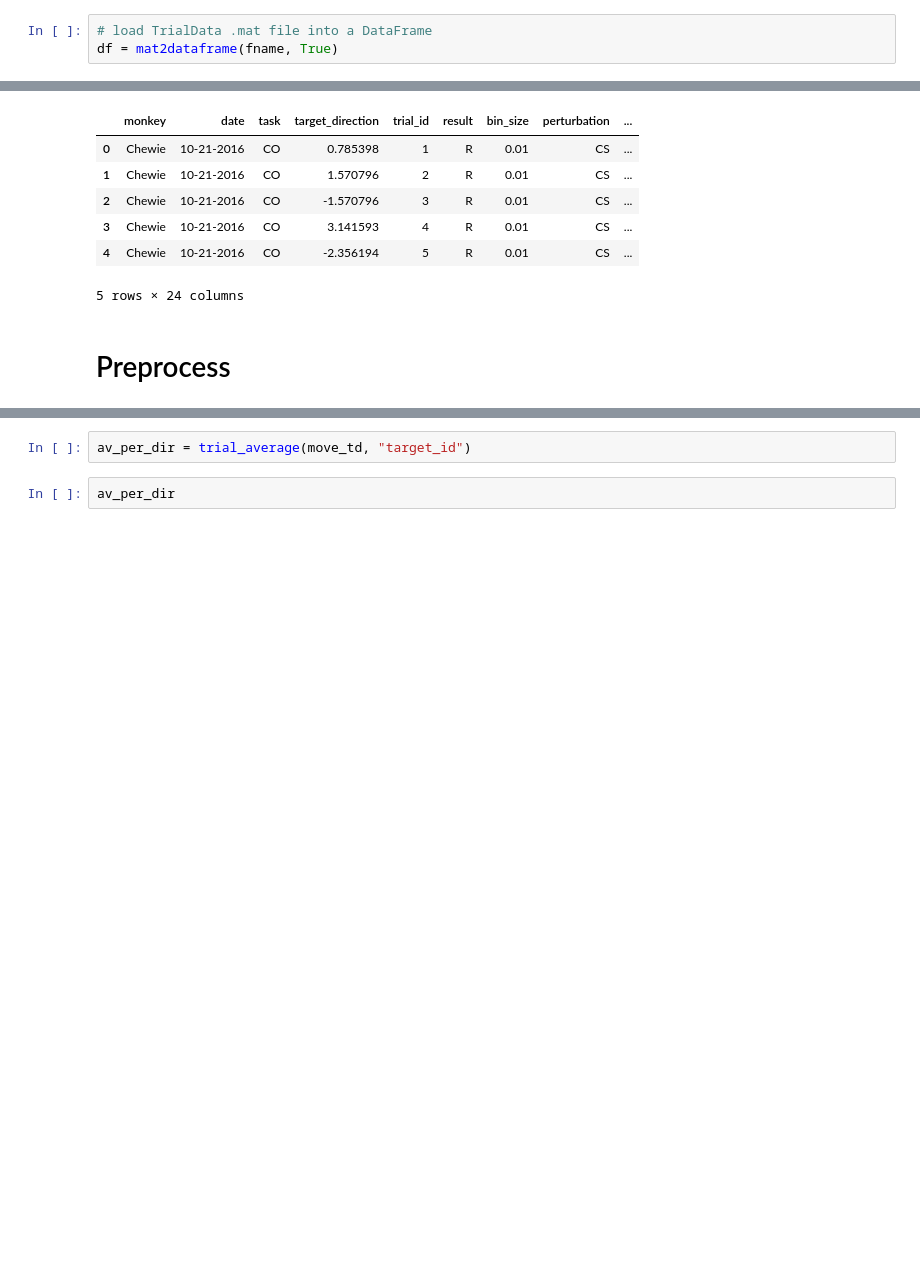
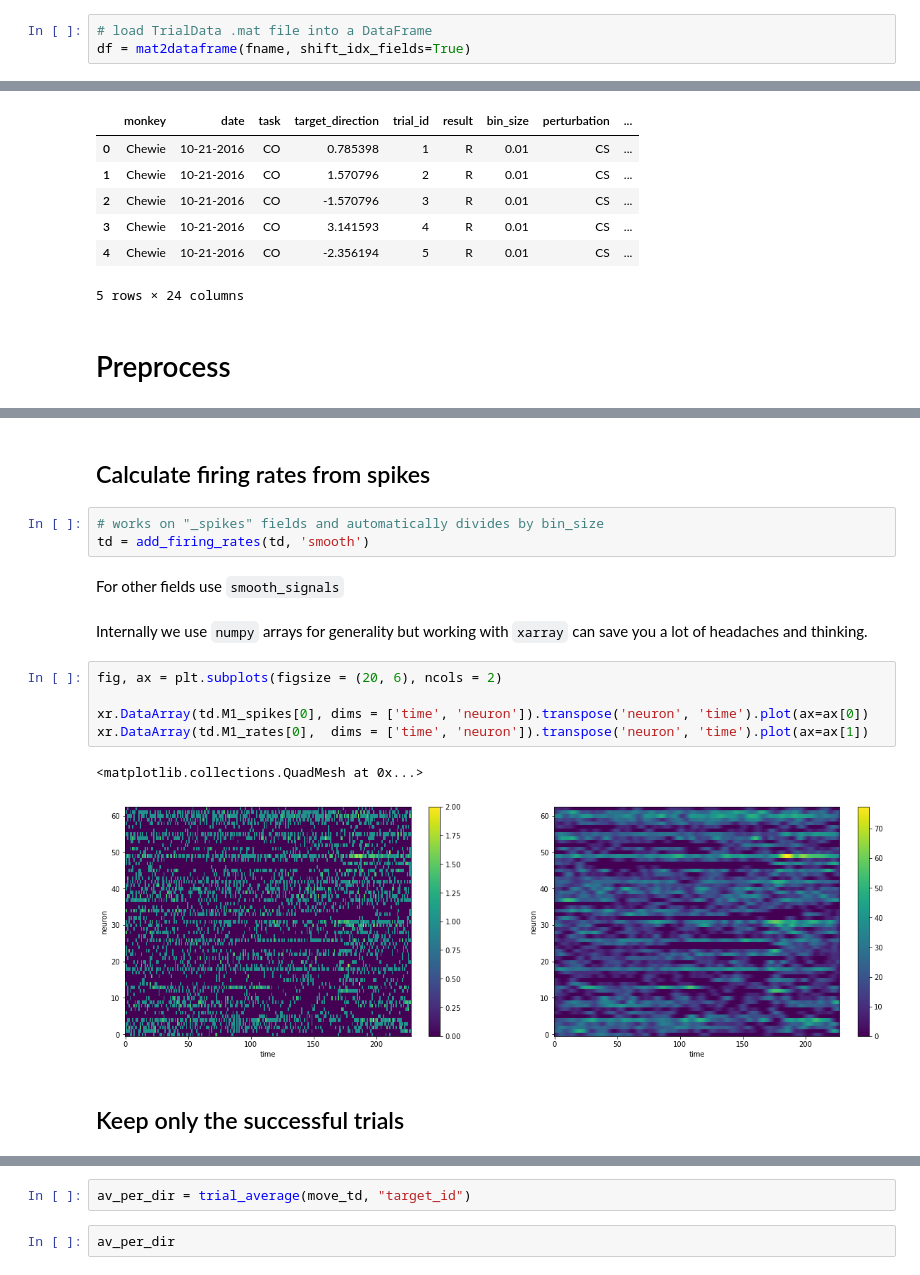
Before and after one commit to NeuralAnalysis/PyalData, a Jupyter notebook: pyaldata_demo.ipynb, the cells around one changed output, grey strips where cells are left out. Cells and saved outputs as stored; diff of their text form; blank space fills up the shorter version.

```diff
--- a/pyaldata_demo.ipynb
+++ b/pyaldata_demo.ipynb
@@ -17,4 +24,4 @@ data_dir = "/Users/bagibence/Box Sync/Imperial/data/"
 fname = os.path.join(data_dir, "Chewie_CO_CS_2016-10-21.mat")
 # %%
 # load TrialData .mat file into a DataFrame
-df = mat2dataframe(fname, True)
+df = mat2dataframe(fname, shift_idx_fields=True)
@@ -152,0 +121,19 @@ move_td['target_id'] = move_td.apply(lambda trial: int(np.round((trial.target_di
+# %% [markdown]
+## Calculate firing rates from spikes
+# %%
+# works on "_spikes" fields and automatically divides by bin_size
+td = add_firing_rates(td, 'smooth')
+# %% [markdown]
+For other fields use `smooth_signals`
+# %% [markdown]
+Internally we use `numpy` arrays for generality but working with `xarray` can save you a lot of headaches and thinking.
+# %%
+fig, ax = plt.subplots(figsize = (20, 6), ncols = 2)
+
+xr.DataArray(td.M1_spikes[0], dims = ['time', 'neuron']).transpose('neuron', 'time').plot(ax=ax[0])
+xr.DataArray(td.M1_rates[0],  dims = ['time', 'neuron']).transpose('neuron', 'time').plot(ax=ax[1])
+# %% [output]
+<matplotlib.collections.QuadMesh at 0x...>
+[figure, added]
+# %% [markdown]
+## Keep only the successful trials
```
Also changed, not shown: parts of 61 cells of this notebook.
